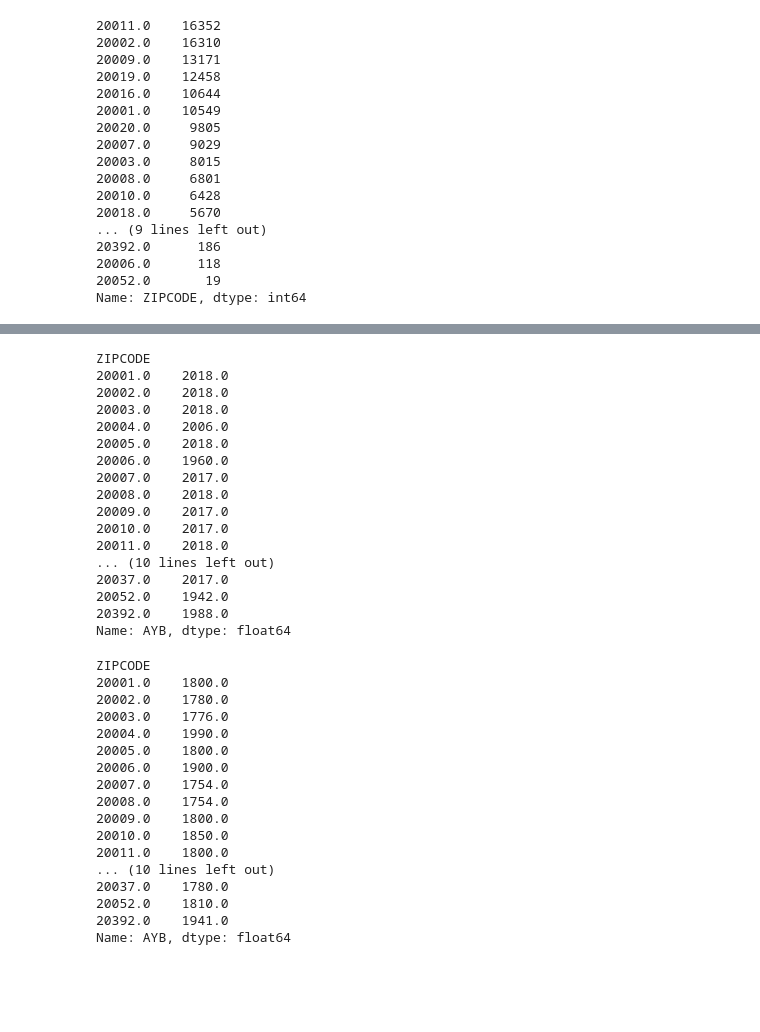
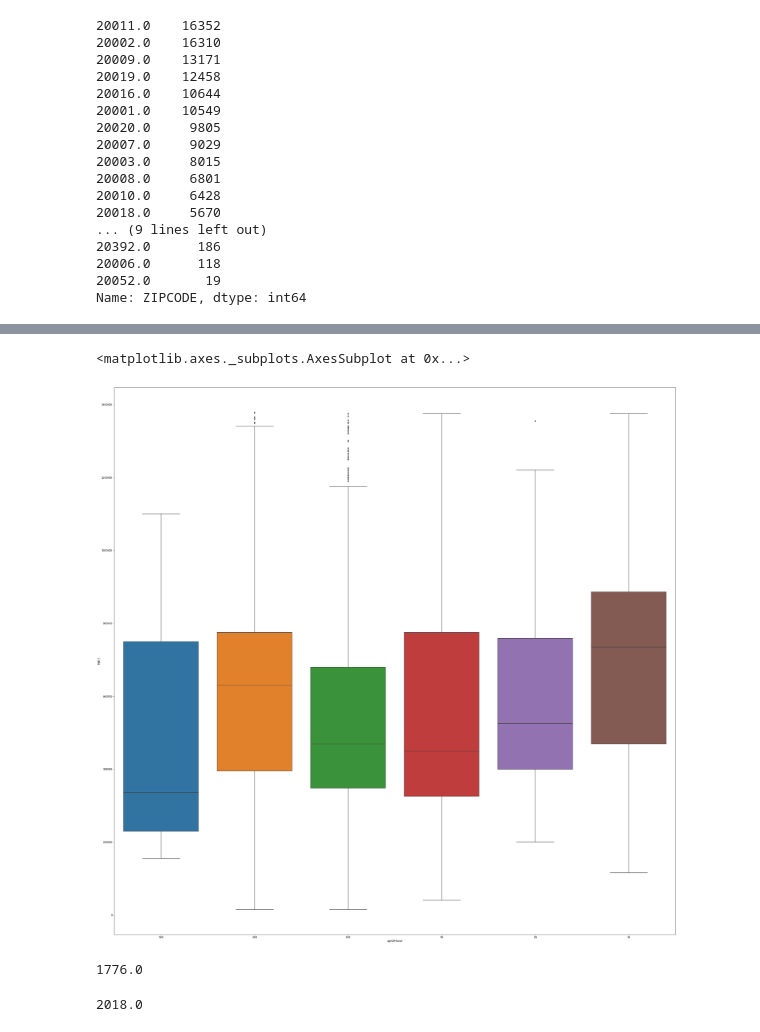
Before and after one commit to ocarbonie/Project1, a Jupyter notebook: Project1.ipynb, the cells around one changed output, grey strips where cells are left out. Saved outputs shown, nothing was run; the diff lists cells and outputs as text; code cells hidden in the pictures; blank space fills up the shorter version.

```diff
--- a/Project1.ipynb
+++ b/Project1.ipynb
@@ -236,0 +371,13 @@ Name: PRICE, dtype: float64
+# %%
+#Finding and getting rid of outliers
+q1 = df_20003['PRICE'].quantile(.25)
+q3 = df_20003['PRICE'].quantile(.75)
+iqr = q3-q1
+toprange = q3 + iqr * 1.5
+botrange = q1 - iqr * 1.5
+
+copydf_20003 = df_20003.copy()
+copydf_20003 = df_20003.drop(copydf_20003[copydf_20003['PRICE'] > toprange].index)
+copydf_20003 = copydf_20003.drop(copydf_20003[copydf_20003['PRICE'] < botrange].index)
+
+copydf_20003.head()
@@ -237,42 +391,16 @@ Name: PRICE, dtype: float64
+# %%
+plt.subplots(figsize=(40, 40))
+sns.boxplot(x='ageOfHouse',y='PRICE',data=copydf_20003)
+# %% [output]
+<matplotlib.axes._subplots.AxesSubplot at 0x...>
+[figure, added]
+# %%
+#Find oldest house in 20003
+df_20003['AYB'].min()
+# %% [output]
+1776.0
 # %%
-#Find latest house per zipcodes
-df_new['AYB'].groupby(df_new['ZIPCODE']).max()
+#Find latest house in 20003
+df_20003['AYB'].max()
 # %% [output]
-ZIPCODE
-20001.0    2018.0
-20002.0    2018.0
-20003.0    2018.0
-20004.0    2006.0
-20005.0    2018.0
-20006.0    1960.0
-20007.0    2017.0
-20008.0    2018.0
-20009.0    2017.0
-20010.0    2017.0
-20011.0    2018.0
-... (10 lines left out)
-20037.0    2017.0
-20052.0    1942.0
-20392.0    1988.0
-Name: AYB, dtype: float64
+2018.0
-# %%
-#Find oldest house per zipcodes
-df_new['AYB'].groupby(df_new['ZIPCODE']).min()
-# %% [output]
-ZIPCODE
-20001.0    1800.0
-20002.0    1780.0
-20003.0    1776.0
-20004.0    1990.0
-20005.0    1800.0
-20006.0    1900.0
-20007.0    1754.0
-20008.0    1754.0
-20009.0    1800.0
-20010.0    1850.0
-20011.0    1800.0
-... (10 lines left out)
-20037.0    1780.0
-20052.0    1810.0
-20392.0    1941.0
-Name: AYB, dtype: float64
```
Also changed, not shown: parts of 35 cells of this notebook.
